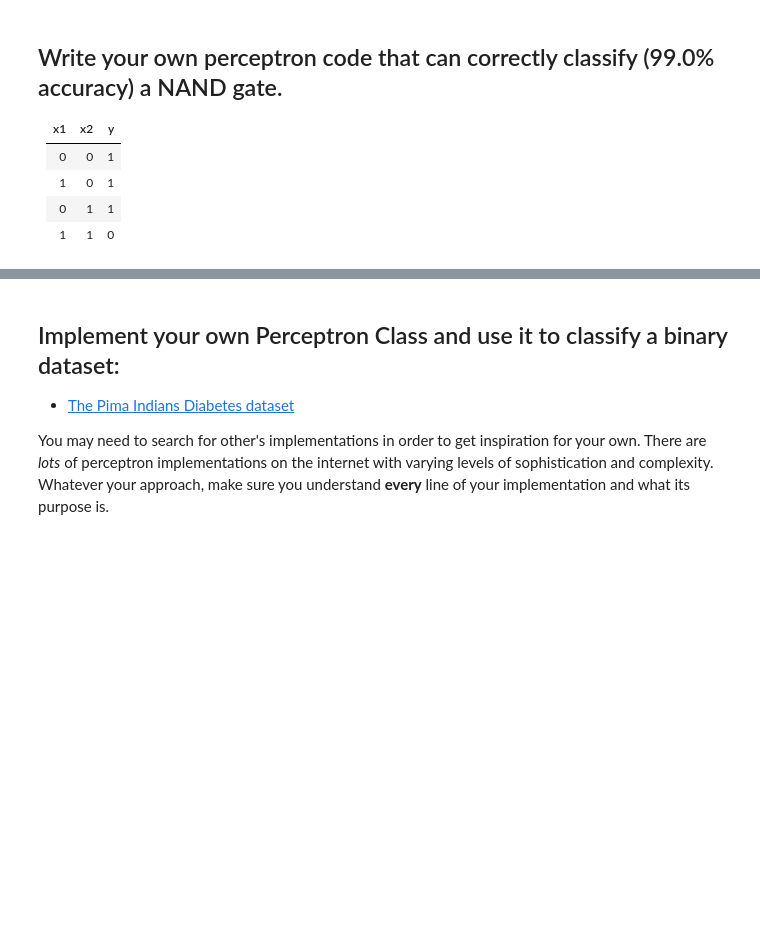
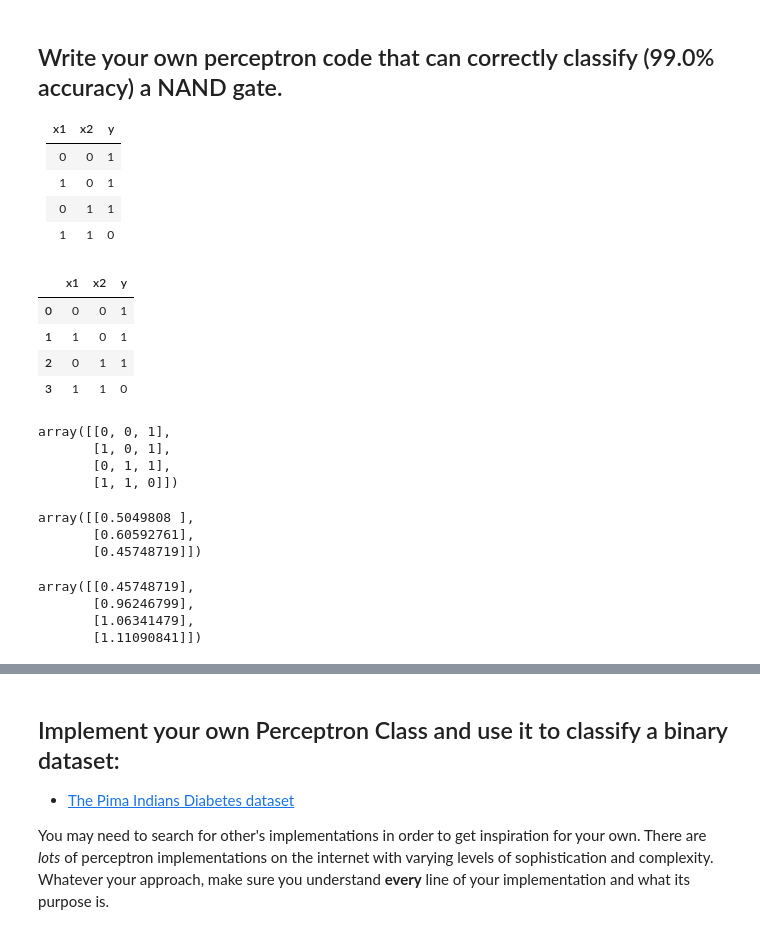
Before and after one commit to ndow33/DS-Unit-4-Sprint-2-Neural-Networks, a Jupyter notebook: module1-Intro-to-Neural-Networks/LS_DS_421_Intro_to_NN_Assignment.ipynb, the cells around one changed output, grey strips where cells are left out. Cells and saved outputs as stored; diff of their text form; code cells hidden in the pictures; blank space fills up the shorter version.

```diff
--- a/module1-Intro-to-Neural-Networks/LS_DS_421_Intro_to_NN_Assignment.ipynb
+++ b/module1-Intro-to-Neural-Networks/LS_DS_421_Intro_to_NN_Assignment.ipynb
@@ -36,8 +69,15 @@ You can add image, diagrams, whatever you need to ensure that you understand the
 # %%
 import pandas as pd
 data = { 'x1': [0,1,0,1],
          'x2': [0,0,1,1],
          'y':  [1,1,1,0]
        }
 
 df = pd.DataFrame.from_dict(data).astype('int')
+df
+# %% [output]
+|  | x1 | x2 | y |
+| 0 | 0 | 0 | 1 |
+| 1 | 1 | 0 | 1 |
+| 2 | 0 | 1 | 1 |
+| 3 | 1 | 1 | 0 |
@@ -45,0 +96,28 @@ df = pd.DataFrame.from_dict(data).astype('int')
+# %%
+# define inputs using only the features
+feats = ['x1', 'x2']
+inputs = np.array(df)
+inputs
+# %% [output]
+array([[0, 0, 1],
+       [1, 0, 1],
+       [0, 1, 1],
+       [1, 1, 0]])
+# %%
+# initialize some random weights to begin
+np.random.seed(812)
+weights = np.random.random((3,1))
+weights
+# %% [output]
+array([[0.5049808 ],
+       [0.60592761],
+       [0.45748719]])
+# %%
+# calculate the weighted sums of inputs and weights
+weighted_sum = np.dot(inputs, weights)
+weighted_sum
+# %% [output]
+array([[0.45748719],
+       [0.96246799],
+       [1.06341479],
+       [1.11090841]])
```
Also changed, not shown: parts of 20 cells of this notebook.
